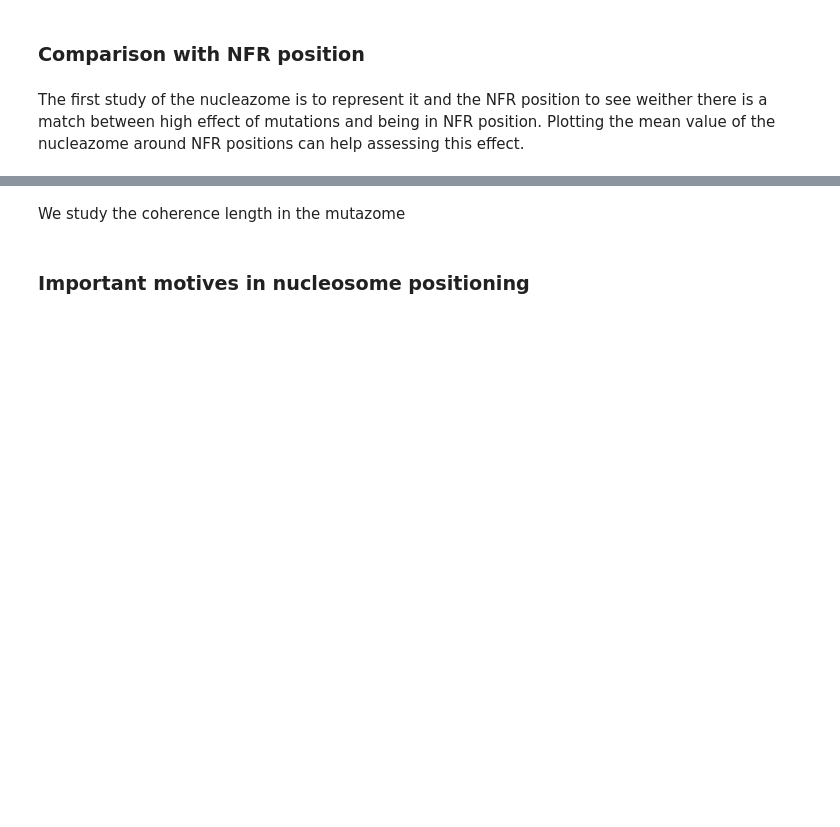
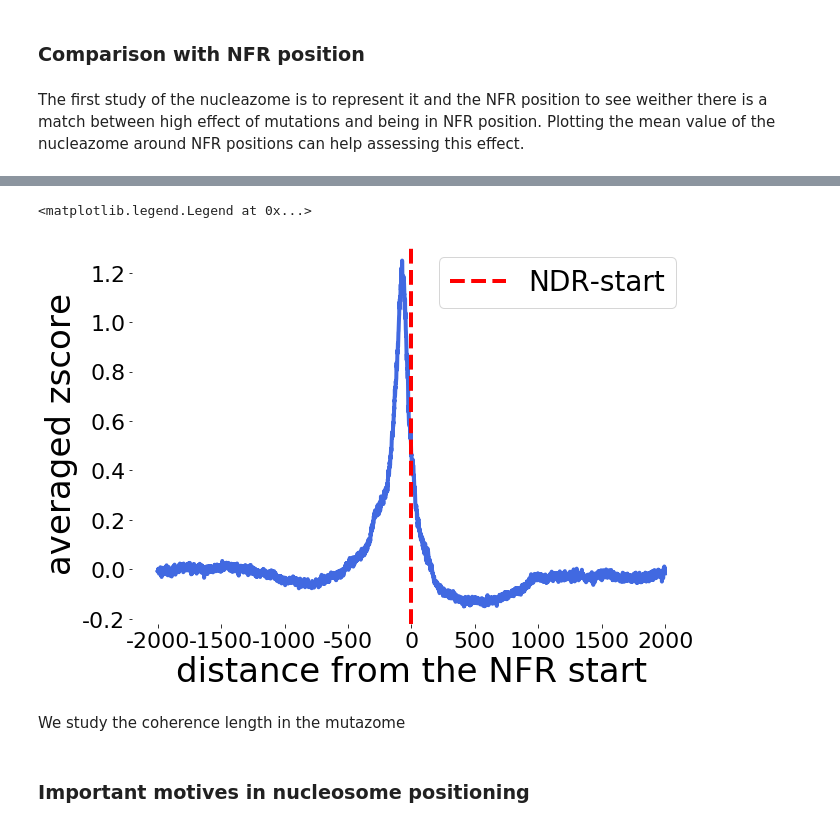
Before and after one commit to etirouthier/NucleosomeDensity, a Jupyter notebook: Programme/Studying_mutazome.ipynb, the cells around one changed output, grey strips where cells are left out. Saved outputs shown, nothing was run; the diff lists cells and outputs as text; code cells hidden in the pictures; blank space fills up the shorter version.

```diff
--- a/Programme/Studying_mutazome.ipynb
+++ b/Programme/Studying_mutazome.ipynb
@@ -84,20 +237,0 @@ Text(0, 0.5, 'mutation score')
-# %%
-WX = 2000
-
-nfr_start = nfr_start[1:]
-
-z_score = np.sum(mutation_map[:205000], axis=1)
-z_score = z_score - np.mean(z_score)
-z_score /= np.std(z_score)
-
-nfr_region_start = np.array([z_score[pos - WX : pos + WX] for pos in nfr_start[nfr_start < 200000]])
-nfr_region_stop = np.array([z_score[pos - WX : pos + WX][::-1] for pos in nfr_stop[nfr_stop < 200000]])
-nfr_region = np.append(nfr_region_start, nfr_region_stop, axis=0)
-
-fig = plt.figure(figsize=(7, 4))
-ax = plt.axes()
-plt.plot(range(- WX, WX), np.mean(nfr_region, axis=0), color='royalblue')
-ax.set_facecolor('w')
-#plt.title('Zscore moyen autour des NFR')
-ax.set_xlabel('distance from the NFR start', fontsize=16)
-ax.set_ylabel('averaged zscore', fontsize=16)
@@ -108,3 +238,49 @@ Text(0, 0.5, 'averaged zscore')
+# %%
+WX = 2000
+
+nfr_region = np.zeros((1, 2 * WX))
+
+for chrom in range(1, 17):
+    zscore = zscores['chr' + str(chrom)]
+
+    nfr_starts_ = nfr_starts['chr' + str(chrom)][nfr_starts['chr' + str(chrom)] > WX]
+    nfr_starts_ = nfr_starts_[nfr_starts_ < len(zscore) - WX]
+
+    nfr_stops_ = nfr_stops['chr' + str(chrom)][nfr_stops['chr' + str(chrom)] > WX]
+    nfr_stops_ = nfr_stops_[nfr_stops_ < len(zscore) - WX]
+
+    nfr_region_start = np.array([zscore[pos - WX : pos + WX]\
+                                 for pos in nfr_starts_])
+    nfr_region_stop = np.array([zscores['chr' + str(chrom)][pos - WX : pos + WX][::-1]\
+                                 for pos in nfr_stops['chr' + str(chrom)][nfr_stops['chr' + str(chrom)] < len(zscore) - WX]])
+    nfr_region = np.append(nfr_region, nfr_region_start, axis=0)
+    nfr_region = np.append(nfr_region, nfr_region_stop, axis=0)
+
+fig = plt.figure(figsize=(10, 7))
+ax = plt.axes()
+plt.plot(range(- WX, WX), np.mean(nfr_region[1:], axis=0), color='royalblue', linewidth=4)
+
+ax.set_yticklabels(np.around(np.arange(-0.4, 1.4, 0.2), 1), fontsize=22)
+ax.set_xticklabels(np.arange(-2500, 2500, 500), fontsize=22)
+ax.set_xlabel('distance from the NFR start', fontsize=34)
+ax.set_ylabel('averaged zscore', fontsize=34)
+ax.spines['top'].set_visible(False)
+ax.spines['right'].set_visible(False)
+ax.spines['bottom'].set_visible(False)
+ax.spines['left'].set_visible(False)
+
+plt.axvline(x=0, color='r', linestyle='--', linewidth=4)
+ax.legend(handles=[mlines.Line2D([], [],
+                                 color='r',
+                                 linewidth=4,
+                                 markersize=34,
+                                 linestyle='--',
+                                 label="NDR-start")],
+         fontsize=28,
+         loc='best')
+# %% [output]
+<matplotlib.legend.Legend at 0x...>
+[figure, added]
 # %% [markdown]
 We study the coherence length in the mutazome
 # %%
```
Also changed, not shown: parts of 98 cells of this notebook, 11 other files.
